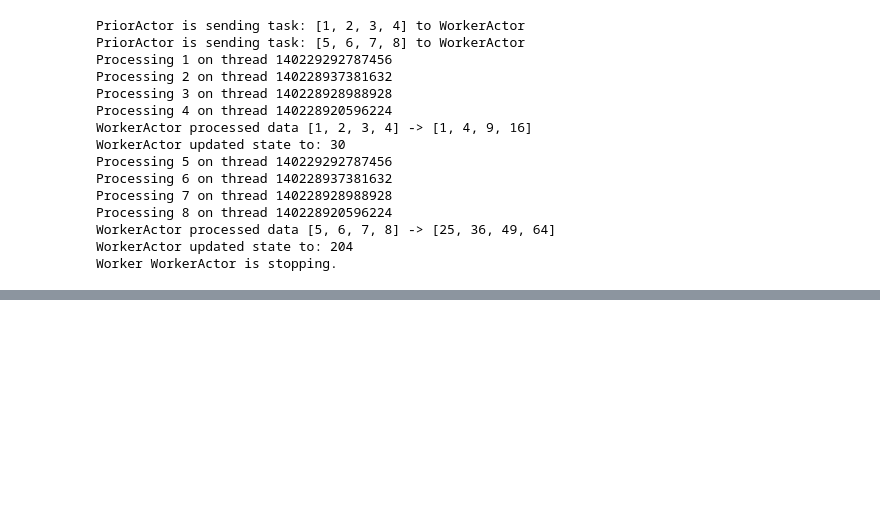
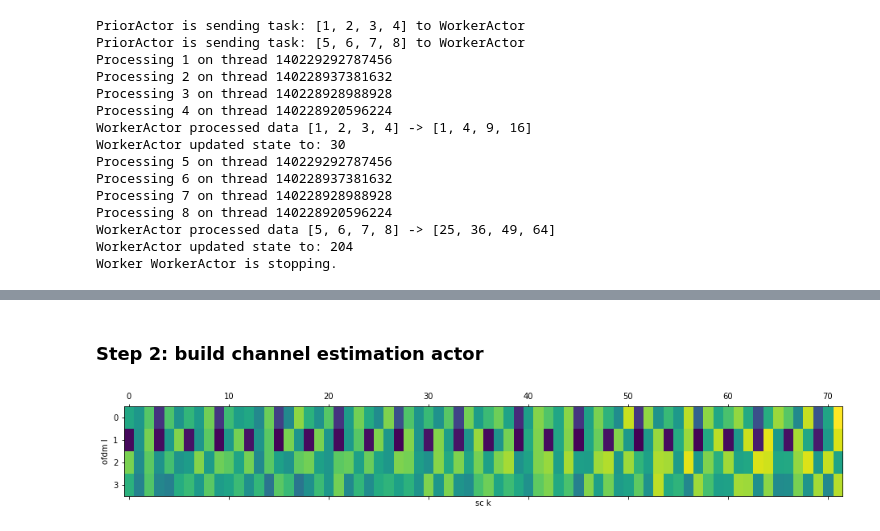
Before and after one commit to Haotian-RA/final-thesis-7-4, a Jupyter notebook: LTE_SIB1_STREAM.ipynb, the cells around one changed output, grey strips where cells are left out. Drawn from its saved outputs; the diff is of its cells as text; code cells hidden in the pictures; blank space fills up the shorter version.

```diff
--- a/LTE_SIB1_STREAM.ipynb
+++ b/LTE_SIB1_STREAM.ipynb
@@ -150,7 +150,7 @@ class Actor:
     def handle_message(self, message, reply_to):
         """Handle the received message and send reply if necessary"""
         print(f"Actor {self.name} received message: {message}")
-        time.sleep(1)  # Simulate some processing time
+        time.sleep(2)  # Simulate some processing time
 
     def stop(self):
         """Stop the actor's message processing"""
@@ -810,0 +859,3 @@ Worker WorkerActor is stopping.
+# %%
+scale = 2**(-15)
+rx = scale*tmp[0::2] + scale*1j*tmp[1::2]
@@ -810,0 +869,9 @@ Worker WorkerActor is stopping.
+# %%
+rxf = rxf[::2]
+Fs = Fs // 2
+
+# system parameters
+N_FFT = Fs // 15000
+N_CP = 144 // 2 # normal CP
+N_CP_extra = 16 // 2
+half_frame = (Fs*5) // 1000 # 5 ms
@@ -810,0 +1100,2 @@ Worker WorkerActor is stopping.
+# %% [markdown]
+### Step 2: build channel estimation actor
@@ -810,0 +1260,32 @@ Worker WorkerActor is stopping.
+# %%
+channel_estimate = actor_system.create_actor(ChannelEstimate(N_CP,N_CP_extra,Fs))
+
+N_id = 324
+pss_start = 286205
+pbch_start = pss_start + N_FFT # start of slot 1
+N_rb = 6
+ns = 1
+f_d = 1379.3996018718585
+ant = 2
+sym = []
+h = [[] for _ in range(ant)]
+
+for l in range(4):
+    if l == 0:
+        CP = N_CP + N_CP_extra
+    else:
+        CP = N_CP
+
+    message = {'destination':'MIBDecoding','sym':rxf[pbch_start:pbch_start+N_FFT+CP],'ns':ns,'l':l,'rb':N_rb,'fd':f_d,'h':[],'ant':ant,'N_id':N_id}
+    data_info = actor_system.send_message(channel_estimate,message)
+    pbch_start += N_FFT + CP
+    sym.append(data_info.result()['sym'])
+    for p in range(ant):
+        h[p].append(data_info.result()['h'][p])
+# %%
+plt.matshow(np.abs(sym),aspect='auto')
+plt.xlabel('sc k')
+plt.ylabel('ofdm l')
+plt.show()
+# %% [output]
+[figure, added]
```
Also changed, not shown: parts of 26 cells of this notebook.
